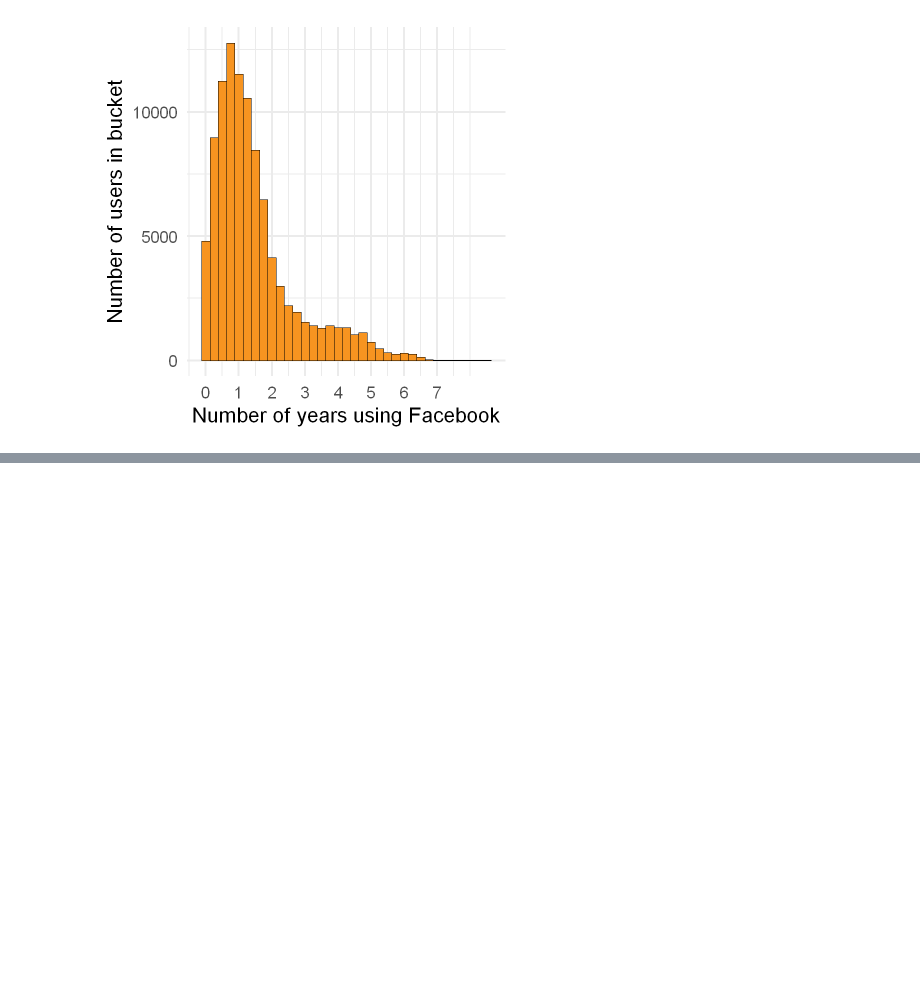
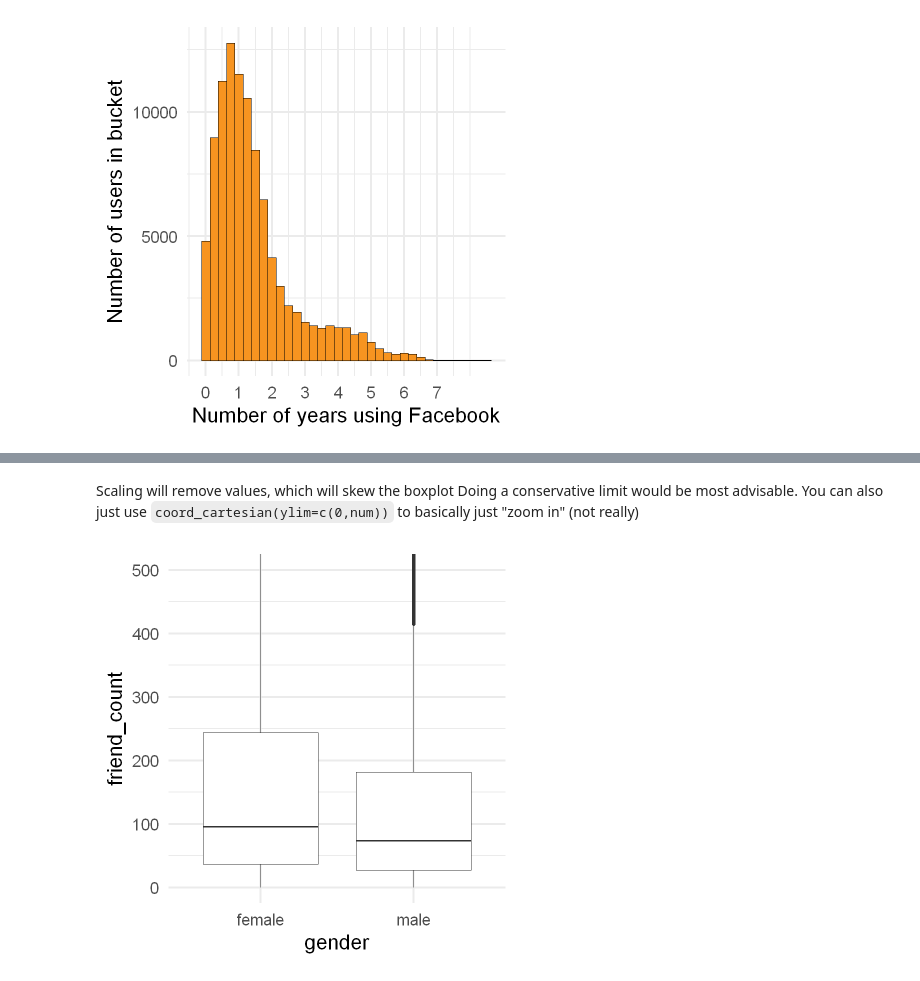
Before and after one commit to birbarino/R-Projects, a Jupyter notebook: intro-to-r/intro-to-r.ipynb, the cells around one changed output, grey strips where cells are left out. Saved outputs shown, nothing was run; the diff lists cells and outputs as text; code cells hidden in the pictures; blank space fills up the shorter version.

```diff
--- a/intro-to-r/intro-to-r.ipynb
+++ b/intro-to-r/intro-to-r.ipynb
@@ -871,0 +925,9 @@ Likes on the web:
+# %% [markdown]
+Scaling will remove values, which will skew the boxplot Doing a conservative limit would be most advisable. You can also just use `coord_cartesian(ylim=c(0,num))` to basically just "zoom in" (not really)
+# %%
+ggplot(aes(x=gender, y=friend_count), data=subset(fb, !is.na(gender))) +
+    geom_boxplot() +
+    # scale_y_continuous(limits=c(0,1000)) # this removes data
+    coord_cartesian(ylim=c(0,500))
+# %% [output]
+[figure, added]
```
Also changed, not shown: parts of 21 cells of this notebook, 4 other files.
